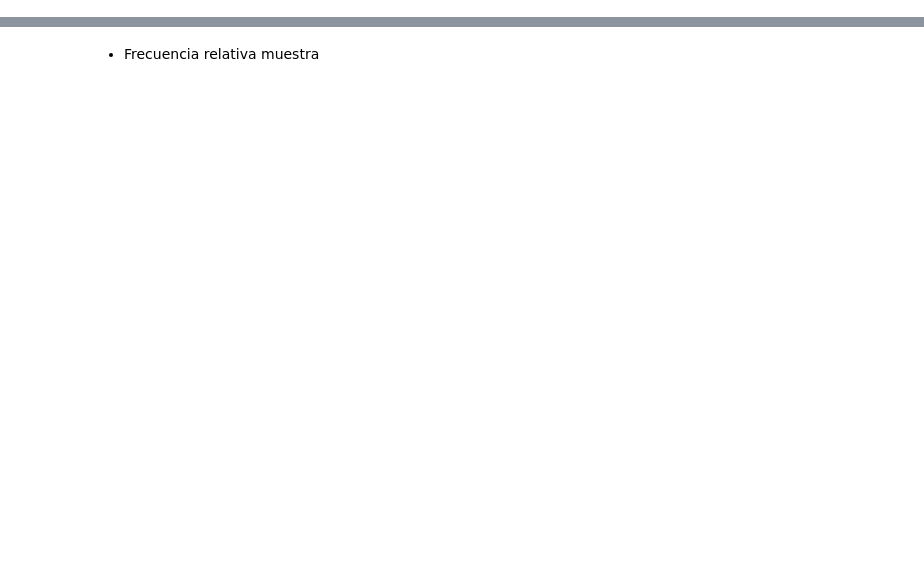
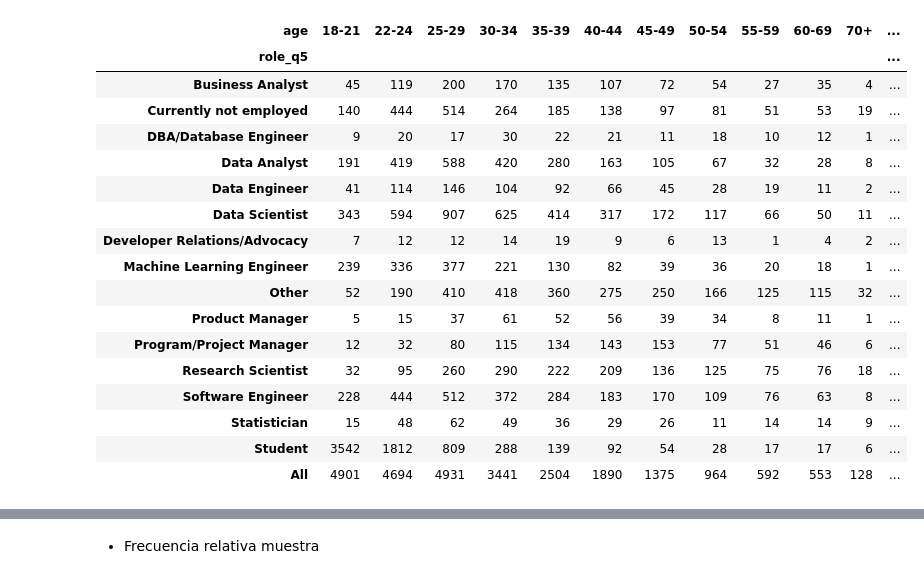
Before and after one commit to Adalab/project-da-promo-c-module-2-team-1, a Jupyter notebook: code/edad.genero.salario.ipynb, the cells around one changed output, grey strips where cells are left out. Saved outputs shown, nothing was run; the diff lists cells and outputs as text; code cells hidden in the pictures; blank space fills up the shorter version.

```diff
--- a/code/edad.genero.salario.ipynb
+++ b/code/edad.genero.salario.ipynb
@@ -377,0 +396,24 @@ age_gender
+# %%
+# observamos que los estudiantes están en mayor números en el estudio (6804 registros), y de eses, 3542 tienen edad entre 18 y 21 años,lo que
+# probablemente afectará la variable salario.
+age_role_cross = pd.crosstab(index = df_as['age'], columns = df_as['role_q5'], margins = True).T
+age_role_cross
+# %% [output]
+| age | 18-21 | 22-24 | 25-29 | 30-34 | 35-39 | 40-44 | 45-49 | 50-54 | 55-59 | 60-69 | 70+ | ... |
+| role_q5 |  |  |  |  |  |  |  |  |  |  |  | ... |
+| Business Analyst | 45 | 119 | 200 | 170 | 135 | 107 | 72 | 54 | 27 | 35 | 4 | ... |
+| Currently not employed | 140 | 444 | 514 | 264 | 185 | 138 | 97 | 81 | 51 | 53 | 19 | ... |
+| DBA/Database Engineer | 9 | 20 | 17 | 30 | 22 | 21 | 11 | 18 | 10 | 12 | 1 | ... |
+| Data Analyst | 191 | 419 | 588 | 420 | 280 | 163 | 105 | 67 | 32 | 28 | 8 | ... |
+| Data Engineer | 41 | 114 | 146 | 104 | 92 | 66 | 45 | 28 | 19 | 11 | 2 | ... |
+| Data Scientist | 343 | 594 | 907 | 625 | 414 | 317 | 172 | 117 | 66 | 50 | 11 | ... |
+| Developer Relations/Advocacy | 7 | 12 | 12 | 14 | 19 | 9 | 6 | 13 | 1 | 4 | 2 | ... |
+| Machine Learning Engineer | 239 | 336 | 377 | 221 | 130 | 82 | 39 | 36 | 20 | 18 | 1 | ... |
+| Other | 52 | 190 | 410 | 418 | 360 | 275 | 250 | 166 | 125 | 115 | 32 | ... |
+| Product Manager | 5 | 15 | 37 | 61 | 52 | 56 | 39 | 34 | 8 | 11 | 1 | ... |
+| Program/Project Manager | 12 | 32 | 80 | 115 | 134 | 143 | 153 | 77 | 51 | 46 | 6 | ... |
+| Research Scientist | 32 | 95 | 260 | 290 | 222 | 209 | 136 | 125 | 75 | 76 | 18 | ... |
+| Software Engineer | 228 | 444 | 512 | 372 | 284 | 183 | 170 | 109 | 76 | 63 | 8 | ... |
+| Statistician | 15 | 48 | 62 | 49 | 36 | 29 | 26 | 11 | 14 | 14 | 9 | ... |
+| Student | 3542 | 1812 | 809 | 288 | 139 | 92 | 54 | 28 | 17 | 17 | 6 | ... |
+| All | 4901 | 4694 | 4931 | 3441 | 2504 | 1890 | 1375 | 964 | 592 | 553 | 128 | ... |
```
Also changed, not shown: parts of 86 cells of this notebook.
